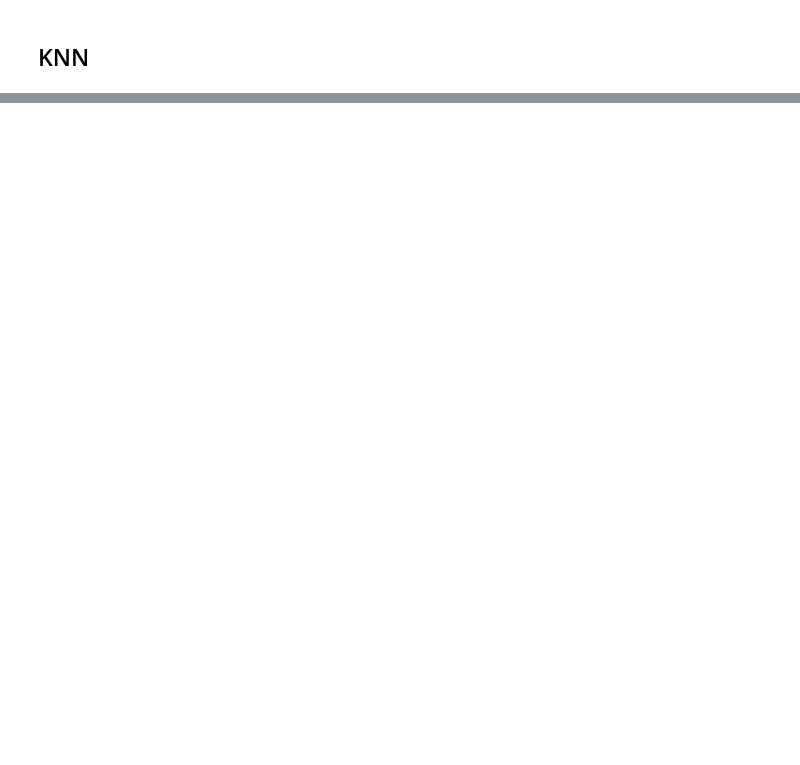
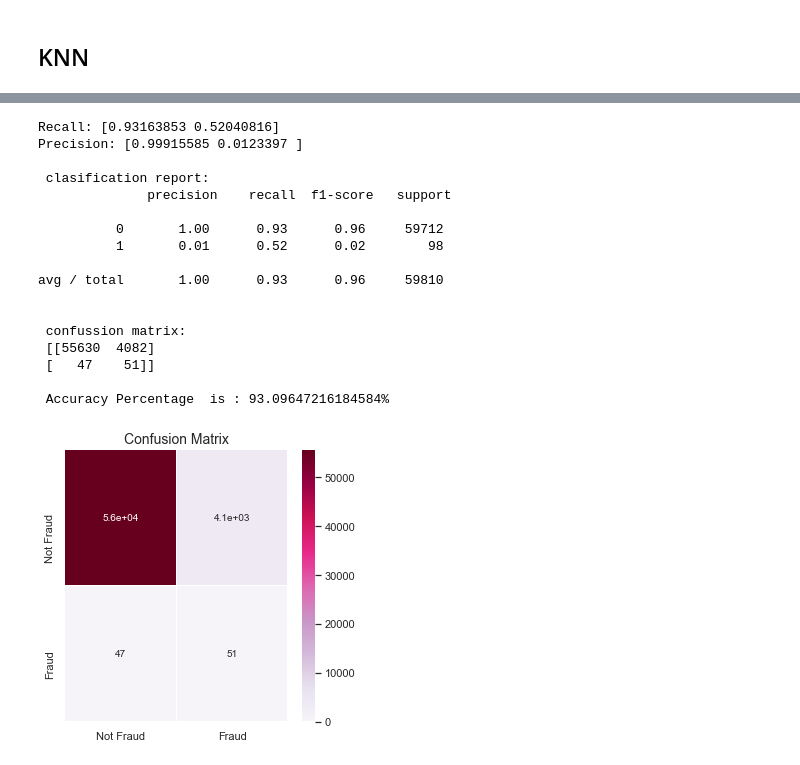
Before and after one commit to minadreamer/Credit-Card-Fraud-Detection, a Jupyter notebook: smote.ipynb, the cells around one changed output, grey strips where cells are left out. Saved outputs shown, nothing was run; the diff lists cells and outputs as text; code cells hidden in the pictures; blank space fills up the shorter version.

```diff
--- a/smote.ipynb
+++ b/smote.ipynb
@@ -424,8 +286,0 @@ Validation accuracy: 99.94%
-# %%
-xgb = XGBClassifier(max_depth= 9,
-                           learning_rate=0.001,
-                           n_estimators=5000,
-                           objective='binary:logistic',
-                           gamma=0,
-                           seed=1)
-train(xgb,X_train,y_train,X_test,y_test)
@@ -446,7 +286,0 @@ df = pd.read_csv('creditcard.csv')
-# %%
-y = df['Class']
-X = df.drop(columns=['Class'], axis=1)
-
-X = scaler.fit_transform(X)
-
-X_train, X_test, y_train, y_test = train_test_split(X, y, random_state=0)
@@ -456,10 +286,0 @@ sm = SMOTE(random_state = 33)
-# %%
-# Previous original class distribution
-print(y_train.value_counts())
-
-# Fit SMOTE to training data
-X_train, y_train = sm.fit_sample(X_train, y_train)
-
-# Preview synthetic sample class distribution
-print('\n')
-print(pd.Series(y_train_smote).value_counts())
@@ -468,0 +287,25 @@ pd.Series(y_train_smote).value_counts().plot.bar()
+# %%
+neigh = KNeighborsClassifier()
+neigh.fit(X_train, y_train)
+
+y_pred = neigh.predict(X_val)
+scores(y_val,y_pred);
+# %% [output]
+Recall: [0.93163853 0.52040816]
+Precision: [0.99915585 0.0123397 ]
+
+ clasification report:
+              precision    recall  f1-score   support
+
+          0       1.00      0.93      0.96     59712
+          1       0.01      0.52      0.02        98
+
+avg / total       1.00      0.93      0.96     59810
+
+
+ confussion matrix:
+ [[55630  4082]
+ [   47    51]]
+
+ Accuracy Percentage  is : 93.09647216184584%
+[figure, added]
```
Also changed, not shown: parts of 78 cells of this notebook.
